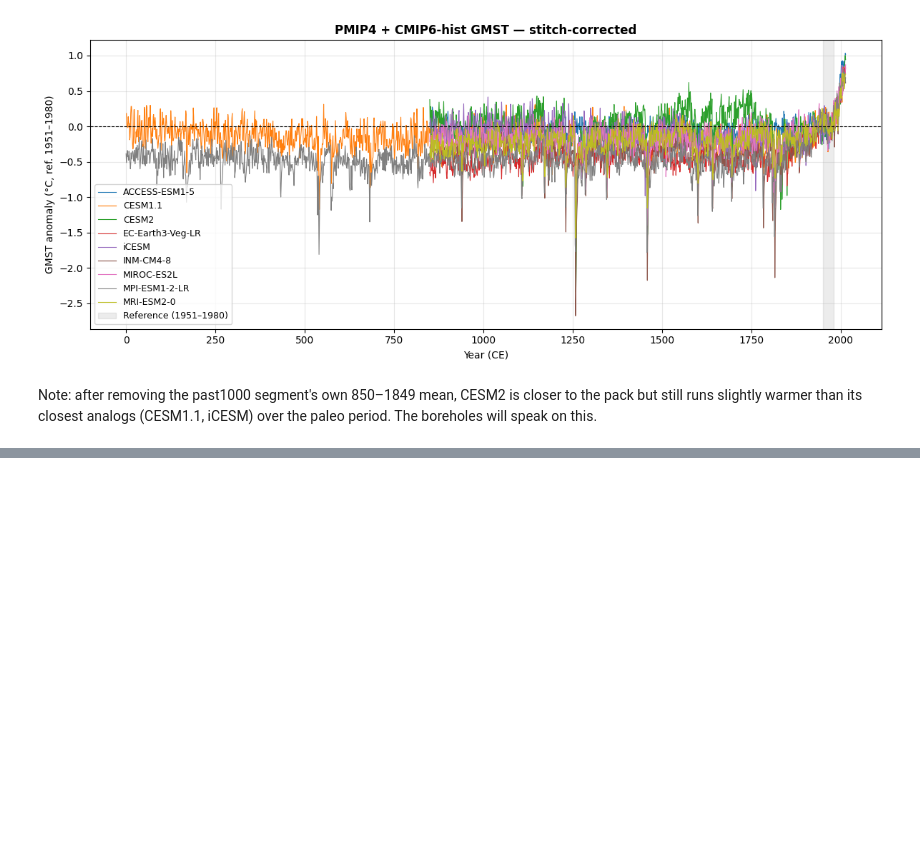
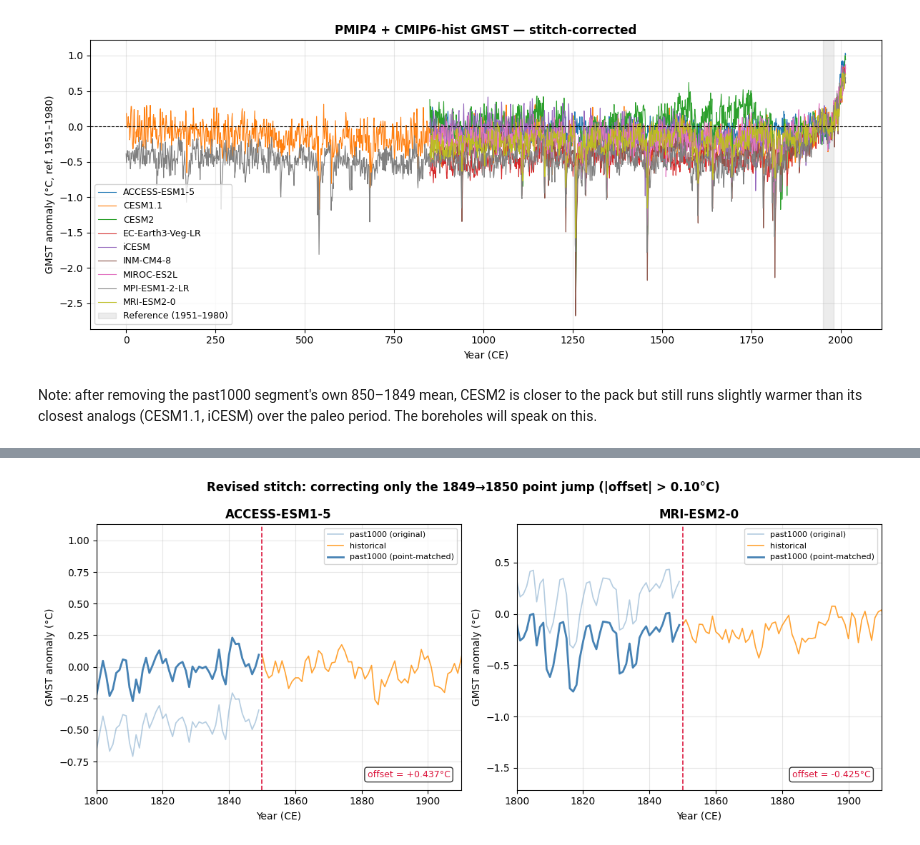
Before and after one commit to paleoDA/ce_fields, a Jupyter notebook: code/PMIP4_1850_stitch.ipynb, the cells around one changed output, grey strips where cells are left out. Drawn from its saved outputs; the diff is of its cells as text; code cells hidden in the pictures; blank space fills up the shorter version.

```diff
--- a/notebooks/PMIP4_1850_stitch.ipynb
+++ b/code/PMIP4_1850_stitch.ipynb
@@ -364,0 +459,20 @@ Note: after removing the past1000 segment's own 850–1849 mean, CESM2 is closer
+# %%
+TOLERANCE = 0.1  # °C; |offset| within this range is treated as noise, not a real stitch artifact
+
+# All has_stitch models except CESM2, which needs the separate detrend treatment above
+POINT_MODELS = ['ACCESS-ESM1-5', 'EC-Earth3-Veg-LR', 'INM-CM4-8', 'MIROC-ES2L', 'MPI-ESM1-2-LR', 'MRI-ESM2-0']
+
+point_offsets = {}
+print(f"{'Model':<22}  {'v(1849)':<10}  {'v(1850)':<10}  {'offset (°C)':<12}  {'needs correction?'}")
+print('-' * 80)
+for name in POINT_MODELS:
+    s = gmst[name].dropna()
+    v_1849 = s.loc[1849]
+    v_1850 = s.loc[1850]
+    offset = v_1850 - v_1849
+    point_offsets[name] = offset
+    flag = 'yes' if abs(offset) > TOLERANCE else 'no'
+    print(f"{name:<22}  {v_1849:>8.3f}    {v_1850:>8.3f}    {offset:>+.3f}         {flag}")
+
+MODELS_TO_CORRECT_POINT = [name for name, off in point_offsets.items() if abs(off) > TOLERANCE]
+print(f"\nModels requiring a point-based correction (|offset| > {TOLERANCE}°C): {MODELS_TO_CORRECT_POINT}")
@@ -364,0 +490,45 @@ Note: after removing the past1000 segment's own 850–1849 mean, CESM2 is closer
+# %%
+# Build a revised corrected dataframe: start from the raw data, reuse the CESM2
+# detrend treatment from above (independent of the mean-vs-point question), then
+# apply the point-matched offset only to models whose 1849->1850 jump exceeds TOLERANCE.
+gmst_corrected_pointmatch = gmst.copy()
+gmst_corrected_pointmatch['CESM2'] = gmst_corrected['CESM2']
+
+for name in MODELS_TO_CORRECT_POINT:
+    mask = gmst_corrected_pointmatch.index < 1850
+    gmst_corrected_pointmatch.loc[mask, name] = gmst_corrected_pointmatch.loc[mask, name] + point_offsets[name]
+
+fig, axs = plt.subplots(1, len(MODELS_TO_CORRECT_POINT), figsize=(6 * len(MODELS_TO_CORRECT_POINT), 5), sharey=False)
+if len(MODELS_TO_CORRECT_POINT) == 1:
+    axs = [axs]
+
+for ax, name in zip(axs, MODELS_TO_CORRECT_POINT):
+    orig = gmst[name].dropna()
+    corr = gmst_corrected_pointmatch[name].dropna()
+
+    ax.plot(orig[orig.index < 1850].index, orig[orig.index < 1850].values,
+            color='steelblue', linewidth=1.2, alpha=0.4, label='past1000 (original)')
+    ax.plot(orig[orig.index >= 1850].index, orig[orig.index >= 1850].values,
+            color='darkorange', linewidth=1.2, alpha=0.8, label='historical')
+    ax.plot(corr[corr.index < 1850].index, corr[corr.index < 1850].values,
+            color='steelblue', linewidth=2.0, label='past1000 (point-matched)')
+    ax.axvline(1850, color='crimson', linewidth=1.2, linestyle='--')
+
+    ax.text(0.97, 0.04, f'offset = {point_offsets[name]:+.3f}°C',
+            transform=ax.transAxes, fontsize=9, ha='right', va='bottom',
+            color='crimson', bbox=dict(boxstyle='round', facecolor='white', alpha=0.8))
+
+    ax.set_xlim((1800, 1910))
+    ax.set_title(name, fontweight='bold')
+    ax.set_xlabel('Year (CE)')
+    ax.set_ylabel('GMST anomaly (°C)')
+    ax.grid(True, alpha=0.3)
+    ax.legend(fontsize=8)
+
+plt.suptitle(f'Revised stitch: correcting only the 1849→1850 point jump (|offset| > {TOLERANCE:.2f}°C)',
+             fontweight='bold')
+plt.tight_layout()
+plt.savefig(f'{FIGURE_FOLDER}PMIP4_GMST_pointmatch_correction.pdf', bbox_inches='tight')
+plt.show()
+# %% [output]
+[figure, added]
```
Also changed, not shown: parts of 10 cells of this notebook, 20 other files.
